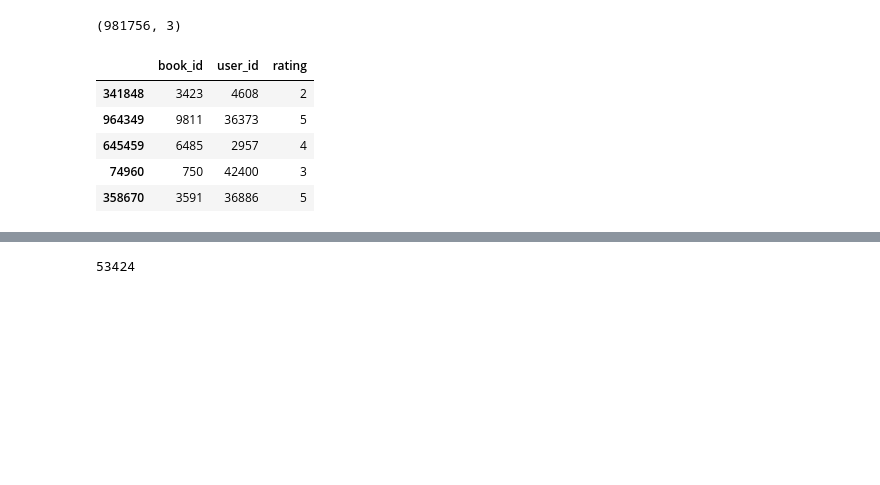
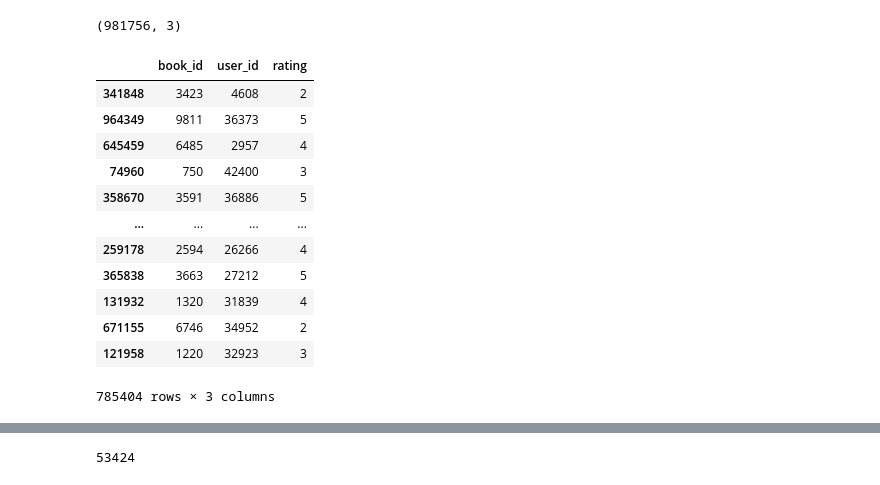
Before and after one commit to Aravinda89/collaborative_filtering, a Jupyter notebook: Recommendation_System_Books.ipynb, the cells around one changed output, grey strips where cells are left out. Drawn from its saved outputs; the diff is of its cells as text; code cells hidden in the pictures; blank space fills up the shorter version.

```diff
--- a/Recommendation_System_Books.ipynb
+++ b/Recommendation_System_Books.ipynb
@@ -72,12 +72,19 @@ dataset.shape
 from sklearn.model_selection import train_test_split
 train, test = train_test_split(dataset, test_size=0.2, random_state=42)
 # %%
-train.head()
+train
 # %% [output]
 |  | book_id | user_id | rating |
 | 341848 | 3423 | 4608 | 2 |
 | 964349 | 9811 | 36373 | 5 |
 | 645459 | 6485 | 2957 | 4 |
 | 74960 | 750 | 42400 | 3 |
 | 358670 | 3591 | 36886 | 5 |
+| ... | ... | ... | ... |
+| 259178 | 2594 | 26266 | 4 |
+| 365838 | 3663 | 27212 | 5 |
+| 131932 | 1320 | 31839 | 4 |
+| 671155 | 6746 | 34952 | 2 |
+| 121958 | 1220 | 32923 | 3 |
+785404 rows × 3 columns
 # %%
```
Also changed, not shown: parts of 2 cells of this notebook.
